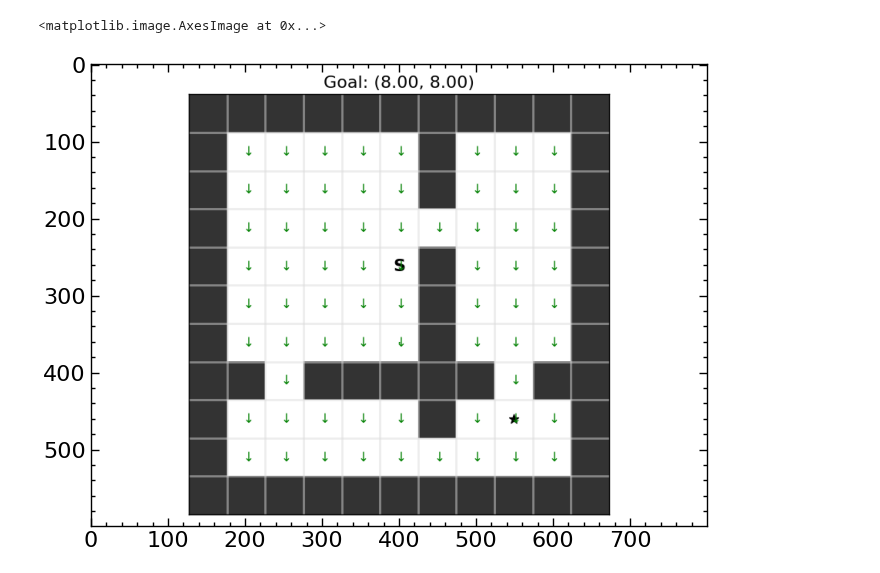
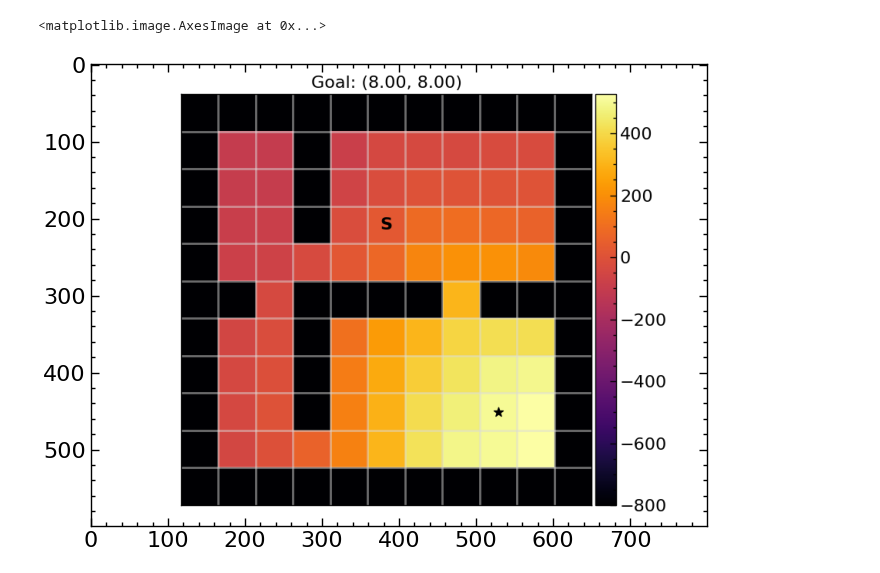
Before and after one commit to skylooop/BeliefConditionedFB, a Jupyter notebook: notebooks/in_context.ipynb, the cells around one changed output. Saved outputs shown, nothing was run; the diff lists cells and outputs as text; code cells hidden in the pictures.

```diff
--- a/notebooks/in_context.ipynb
+++ b/notebooks/in_context.ipynb
@@ -151,9 +152,9 @@ fb_agent = DynamicsForwardBackwardAgent.create(
     config=fb_config['agent']
 )
 # %%
-batch, batch_context = gc_whole_dataset.sample(10, layout_type=1, context_length=100)
+batch, batch_context = gc_whole_dataset.sample(10, layout_type=1, context_length=10)
 # with jax.disable_jit():
-fb_agent.update(batch, batch_context)
+fb_agent.update(batch, batch_context, train_dynamic_encoder=False)
 # %% [output]
 (DynamicsForwardBackwardAgent(rng=Array((), dtype=key<fry>) overlaying:
  [4165894930  804218099], network=TrainState(step=Array(2, dtype=int32, weak_type=True), apply_fn=<bound method Module.apply of ModuleDict(
@@ -197,4 +185,5 @@ info
 # %%
-batch_context = gc_whole_dataset.sample(1, layout_type=20, context_length=512)[1]
-context_type = fb_agent.network.select('dynamics_encoder')(batch_context['observations'], batch_context['actions'], batch_context['layout_type'],
-                                                            predict_type=True)
+batch_context = gc_whole_dataset.sample(1, layout_type=0, context_length=fb_config['agent']['context_len'])[1]
+context_emb = fb_agent.network.select('dynamics_encoder')(batch_context['observations'], batch_context['actions'],
+                                                           batch_context['next_observations'],
+                                                            return_embedding=True)
@@ -210,5 +190,5 @@ Array(20, dtype=int32)
 # %%
-def random_exploration(env, context_len: int = 512, layout_type: int = 1):
+def random_exploration(env, context_len: int = 512, layout_type = None):
     # for inference context
     coverage_map = np.where(env.maze_state == 1, -100, 0)
     dataset = dict()
@@ -244,11 +224,12 @@ def random_exploration(env, context_len: int = 512, layout_type: int = 1):
     ob_mask = (1.0 - dataset['terminals']).astype(bool)
     next_ob_mask = np.concatenate([[False], ob_mask[:-1]])
     dataset['next_observations'] = dataset['observations'][next_ob_mask][None]
+    dataset['next_observations'] = jnp.concatenate([dataset['next_observations'], dataset['observations'][0, :][None, None]], axis=1)
     dataset['observations'] = dataset['observations'][ob_mask][None]
     dataset['actions'] = dataset['actions'][ob_mask][None, :, None]
     new_terminals = np.concatenate([dataset['terminals'][1:], [1.0]])
     dataset['terminals'] = new_terminals[ob_mask].astype(np.float32)[None, :, None]
-    dataset['layout_type'] = np.repeat(np.array(layout_type), repeats=(dataset['actions'].shape[1], ))[None, :, None]
+    # dataset['layout_type'] = np.repeat(np.array(layout_type), repeats=(dataset['actions'].shape[1], ))[None, :, None]
     return coverage_map, dataset
 
 def visualize_coverage_map(coverage_map, name):
@@ -258,9 +239,10 @@ def visualize_coverage_map(coverage_map, name):
     plt.show()
 # %%
 def run_transformer_inference(fourrooms_env):
-    coverage_map_random, dataset_random = random_exploration(fourrooms_env, layout_type=10, context_len=512)
+    coverage_map_random, dataset_random = random_exploration(fourrooms_env, layout_type=20, context_len=512)
     dynamics_emb = fb_agent.network.select('dynamics_encoder')(dataset_random['observations'], dataset_random['actions'],
-                                                               layout_type=dataset_random['layout_type'], predict_type=False)
+                                                               dataset_random['next_observations'],
+                                                               return_embedding=True, train=False)
     return dynamics_emb, batch_context
     # batch, batch_context1 = gc_whole_dataset.sample(1, layout_type=2, context_length=128) # sample context from meta-train
     # batch, batch_context2 = gc_whole_dataset.sample(1, layout_type=3, context_length=128) # sample context from meta-train
@@ -344,25 +312,17 @@ plt.imshow(pred_policy_img)
 # %%
-from envs.custom_mazes.env_utils import policy_image_fourrooms
+from envs.custom_mazes.env_utils import value_image_fourrooms
 from functools import partial
-from utils.evaluation import supply_rng
 
-fourrooms_env = FourRoomsMazeEnv(Maze(maze_type='fourrooms_random_layouts', size=11))
-fourrooms_env.reset()
-
-observation, info = fourrooms_env.setup_goals(seed=None, task_num=0)
+observation, info = fourrooms_env.setup_goals(seed=None, task_num=4)
 goal = info.get("goal_pos", None)
-dynamics_embed, batch_context = run_transformer_inference(fourrooms_env)
-# context_embed = fb_agent.network.select('dynamics_encoder')(batch_context['observations'], batch_context['actions'], layout_type=batch_context['layout_type'],
-#                                                             predict_type=False)
+# context_embed = fb_agent.network.select('dynamics_encoder')(batch_context['observations'], batch_context['actions'],
+#                                                             layout_type=batch_context['layout_type'], predict_type=False)
+# dynamics_embed = np.random.normal(size=(1, 150))
 latent_z = fb_agent.infer_z(goal[None], context_emb=dynamics_embed)
-start = info.get("start_pos", None)
-example_batch = whole_dataset.sample(1)
 N, M = fourrooms_env.maze.size
-pred_policy_img = policy_image_fourrooms(fourrooms_env, example_batch, N=N, M=M,
-                                                action_fn=partial(supply_rng(fb_agent.sample_actions, rng=jax.random.PRNGKey(np.random.randint(0, 2**32))),
-                                                                  latent_z=latent_z, context_embed=dynamics_embed, temperature=0.0),
-                                                goal=goal, start=start)
-plt.imshow(pred_policy_img)
+pred_value_img = value_image_fourrooms(fourrooms_env, example_batch, N=N, M=M,
+                            value_fn=partial(fb_agent.predict_q, context_embed=dynamics_embed, z=latent_z), goal=goal)
+plt.imshow(pred_value_img)
 # %% [output]
 <matplotlib.image.AxesImage at 0x...>
-[figure, old version]
+[figure, new version]
```
Also changed, not shown: parts of 13 cells of this notebook, 6 other files.
